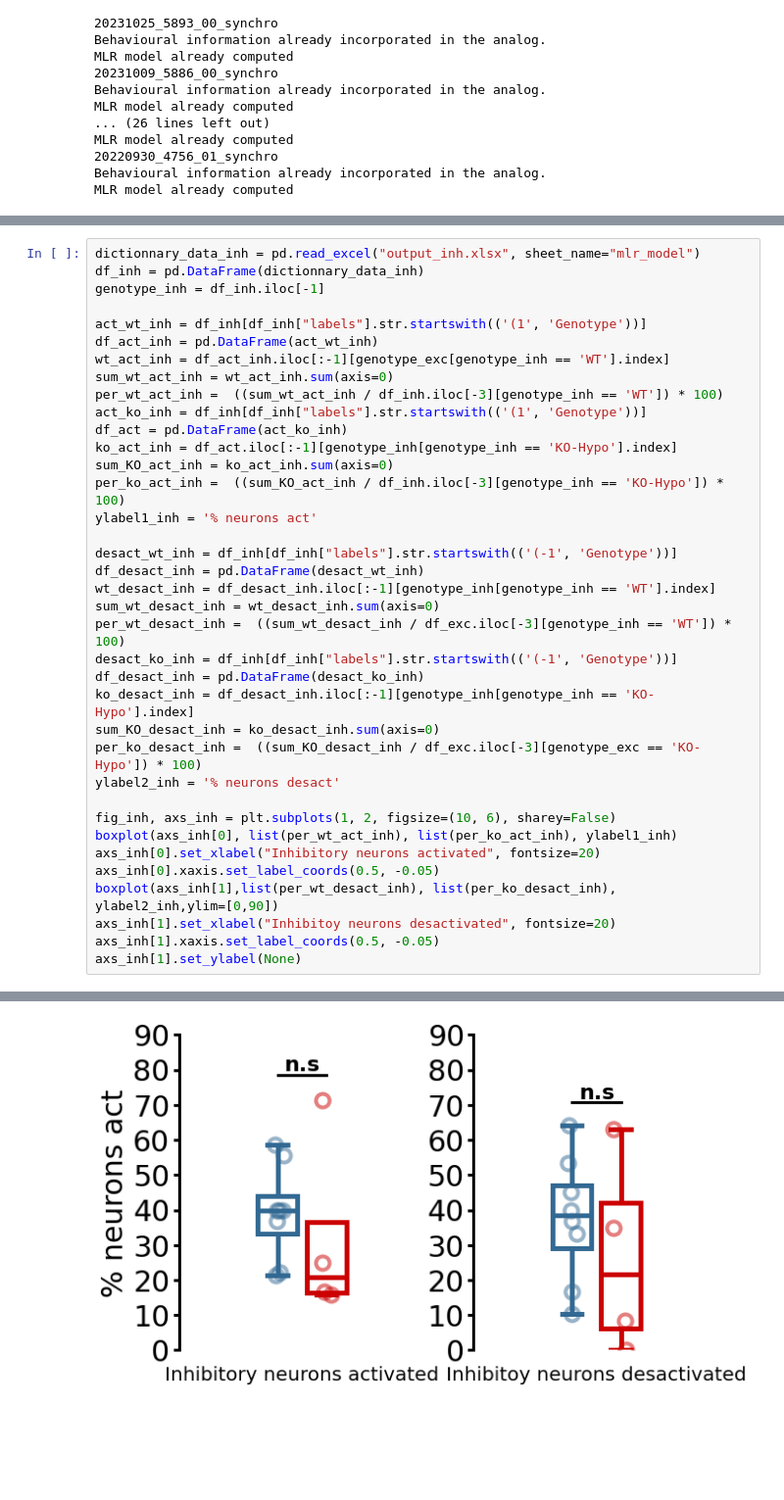
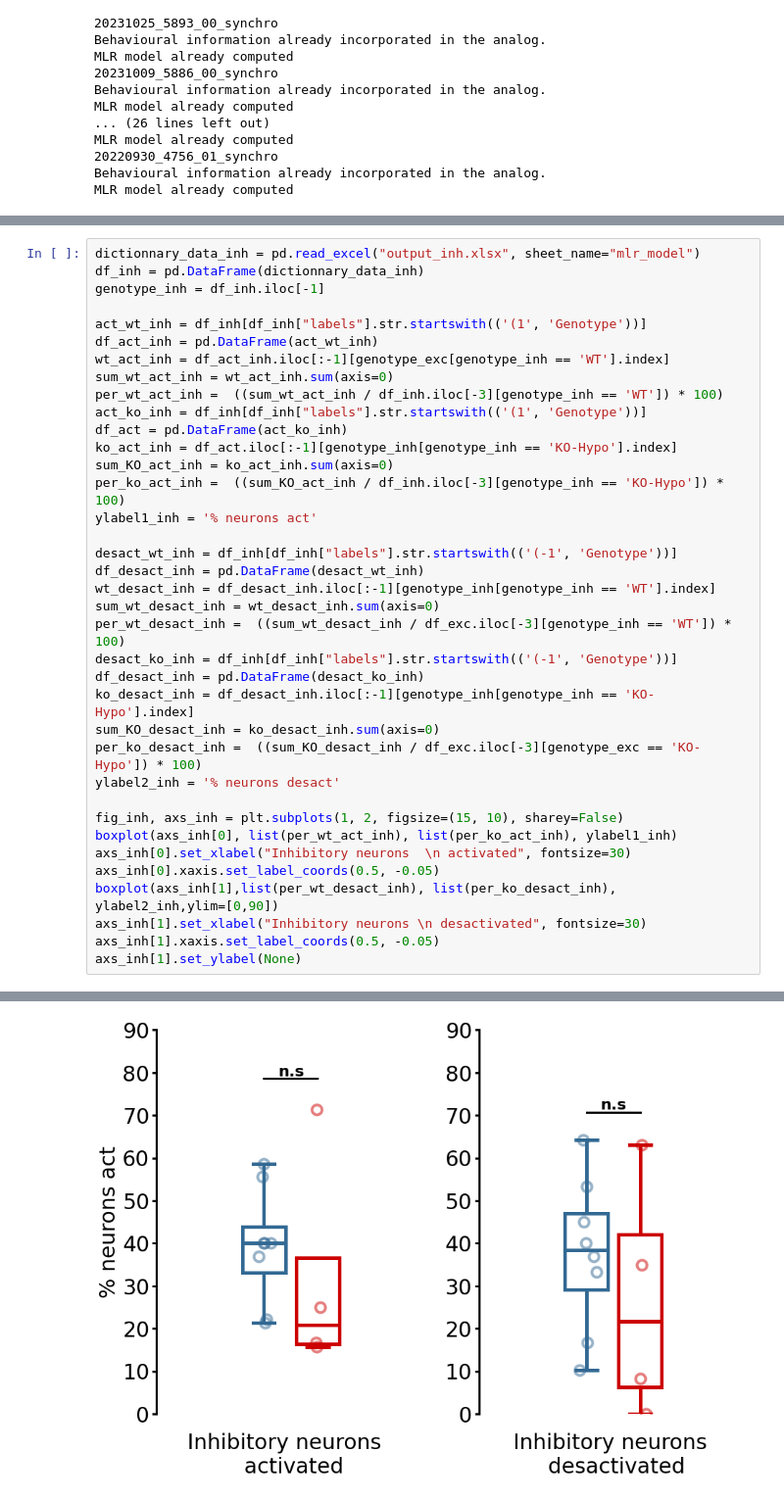
Before and after one commit to OuraniaSem/Percephone, a Jupyter notebook: Figures/mlr_output.ipynb, the cells around one changed output, grey strips where cells are left out. Shown: that part at 98% size. Drawn from its saved outputs; the diff is of its cells as text; blank space fills up the shorter version.

```diff
--- a/Figures/mlr_output.ipynb
+++ b/Figures/mlr_output.ipynb
@@ -167,37 +171,37 @@ ylabel1_inh = '% neurons act'
 
 desact_wt_inh = df_inh[df_inh["labels"].str.startswith(('(-1', 'Genotype'))]
 df_desact_inh = pd.DataFrame(desact_wt_inh)
 wt_desact_inh = df_desact_inh.iloc[:-1][genotype_inh[genotype_inh == 'WT'].index]
 sum_wt_desact_inh = wt_desact_inh.sum(axis=0)
 per_wt_desact_inh =  ((sum_wt_desact_inh / df_exc.iloc[-3][genotype_inh == 'WT']) * 100)
 desact_ko_inh = df_inh[df_inh["labels"].str.startswith(('(-1', 'Genotype'))]
 df_desact_inh = pd.DataFrame(desact_ko_inh)
 ko_desact_inh = df_desact_inh.iloc[:-1][genotype_inh[genotype_inh == 'KO-Hypo'].index]
 sum_KO_desact_inh = ko_desact_inh.sum(axis=0)
 per_ko_desact_inh =  ((sum_KO_desact_inh / df_exc.iloc[-3][genotype_exc == 'KO-Hypo']) * 100)
 ylabel2_inh = '% neurons desact'
 
-fig_inh, axs_inh = plt.subplots(1, 2, figsize=(10, 6), sharey=False)
+fig_inh, axs_inh = plt.subplots(1, 2, figsize=(15, 10), sharey=False)
 boxplot(axs_inh[0], list(per_wt_act_inh), list(per_ko_act_inh), ylabel1_inh)
-axs_inh[0].set_xlabel("Inhibitory neurons activated", fontsize=20)
+axs_inh[0].set_xlabel("Inhibitory neurons  \n activated", fontsize=30)
 axs_inh[0].xaxis.set_label_coords(0.5, -0.05)
 boxplot(axs_inh[1],list(per_wt_desact_inh), list(per_ko_desact_inh), ylabel2_inh,ylim=[0,90])
-axs_inh[1].set_xlabel("Inhibitoy neurons desactivated", fontsize=20)
+axs_inh[1].set_xlabel("Inhibitory neurons \n desactivated", fontsize=30)
 axs_inh[1].xaxis.set_label_coords(0.5, -0.05)
 axs_inh[1].set_ylabel(None)
 # %% [output]
 Boxplot plotting.
 % neurons act
 ShapiroResult(statistic=0.898796021938324, pvalue=0.2818226218223572)
 ShapiroResult(statistic=0.747216522693634, pvalue=0.036364827305078506)
 MannwhitneyuResult(statistic=22.0, pvalue=0.3468431126469651)
 Boxplot plotting.
 % neurons desact
 ShapiroResult(statistic=0.9722179770469666, pvalue=0.9148221611976624)
 ShapiroResult(statistic=0.9348803758621216, pvalue=0.6233701705932617)
 Ttest_indResult(statistic=0.8202741301778125, pvalue=0.43117795722597907)
 Text(0, 0.5, '')
-[figure, old version]
+[figure, new version]
 # %%
 df_select = pd.read_excel("output_exc.xlsx", sheet_name="mlr_model")
 df_unselect = df_select.drop(df_select.index[-4:,])
```
Also changed, not shown: parts of 3 cells of this notebook.
